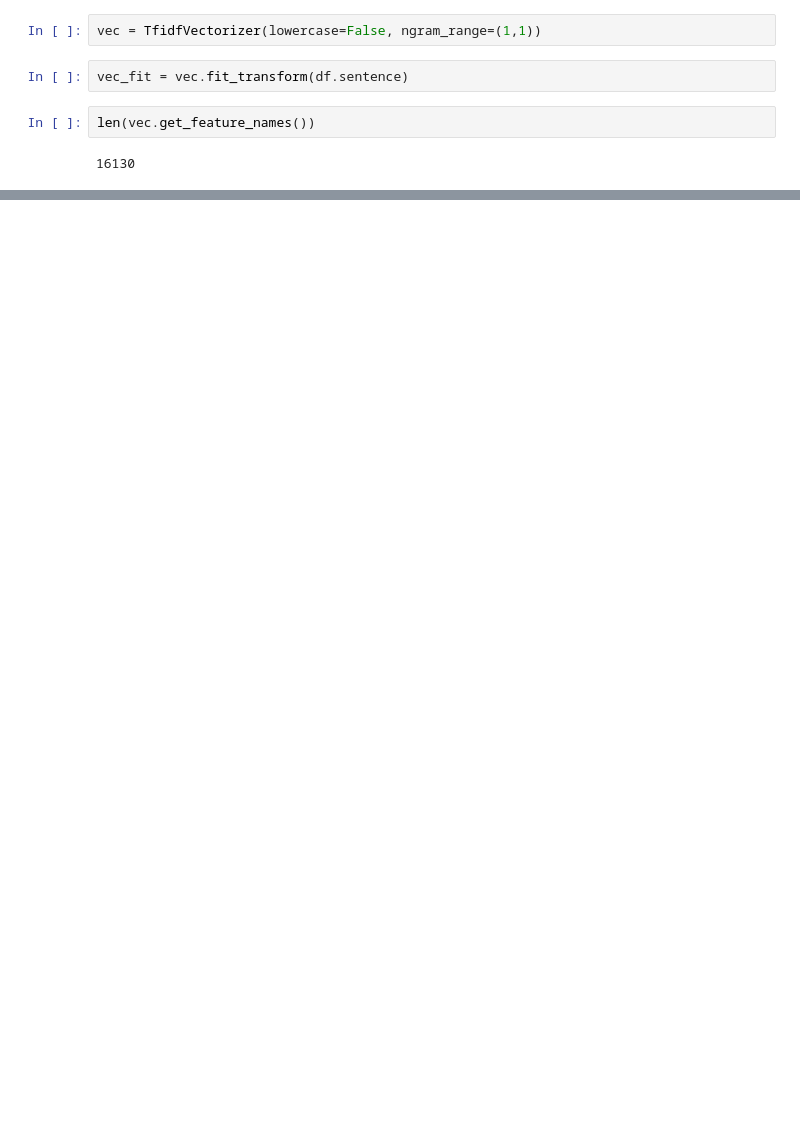
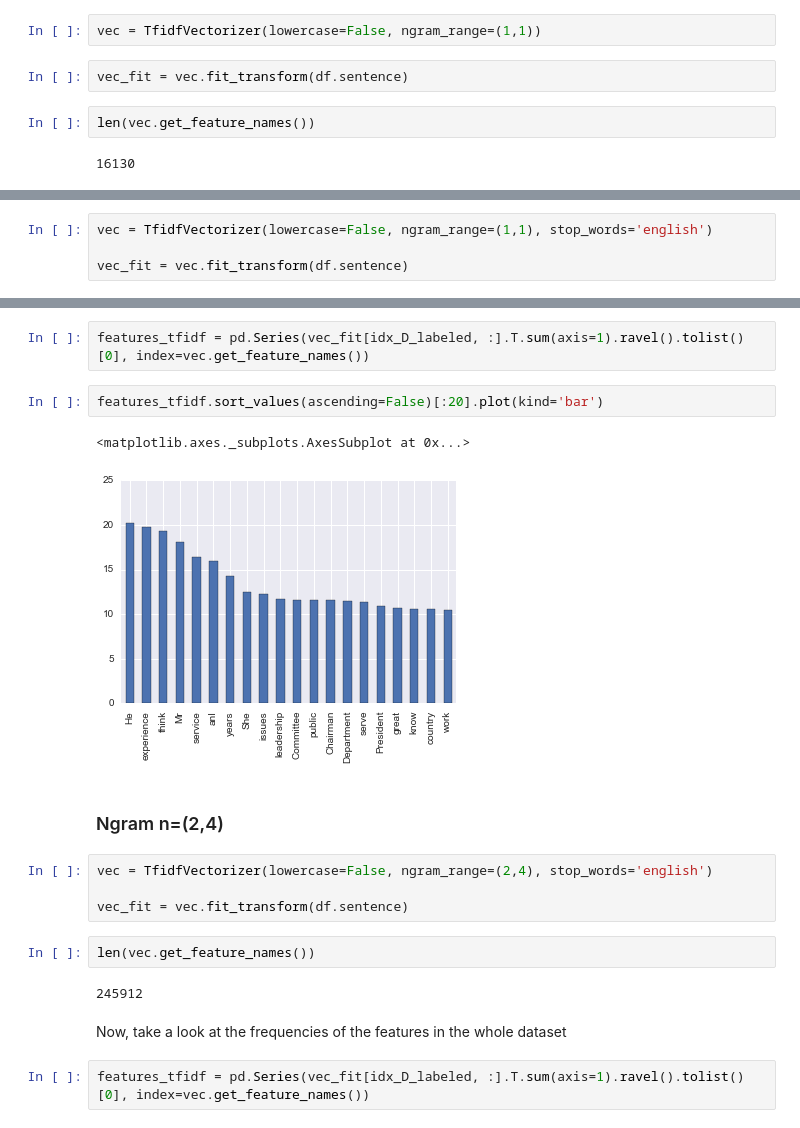
Before and after one commit to eduardozamudio/pj_fit, a Jupyter notebook: notebooks/exploratory analysis.ipynb, the cells around one changed output, grey strips where cells are left out. Saved outputs shown, nothing was run; the diff lists cells and outputs as text; blank space fills up the shorter version.

```diff
--- a/notebooks/exploratory analysis.ipynb
+++ b/notebooks/exploratory analysis.ipynb
@@ -120,0 +118,4 @@ vec_fit[idx_D_labeled, :]
+# %%
+vec = TfidfVectorizer(lowercase=False, ngram_range=(1,1), stop_words='english')
+
+vec_fit = vec.fit_transform(df.sentence)
@@ -120,0 +128,21 @@ vec_fit[idx_D_labeled, :]
+# %%
+features_tfidf = pd.Series(vec_fit[idx_D_labeled, :].T.sum(axis=1).ravel().tolist()[0], index=vec.get_feature_names())
+# %%
+features_tfidf.sort_values(ascending=False)[:20].plot(kind='bar')
+# %% [output]
+<matplotlib.axes._subplots.AxesSubplot at 0x...>
+[figure, added]
+# %% [markdown]
+### Ngram n=(2,4)
+# %%
+vec = TfidfVectorizer(lowercase=False, ngram_range=(2,4), stop_words='english')
+
+vec_fit = vec.fit_transform(df.sentence)
+# %%
+len(vec.get_feature_names())
+# %% [output]
+245912
+# %% [markdown]
+Now, take a look at the frequencies of the features in the whole dataset
+# %%
+features_tfidf = pd.Series(vec_fit[idx_D_labeled, :].T.sum(axis=1).ravel().tolist()[0], index=vec.get_feature_names())
```
Also changed, not shown: parts of 16 cells of this notebook.
